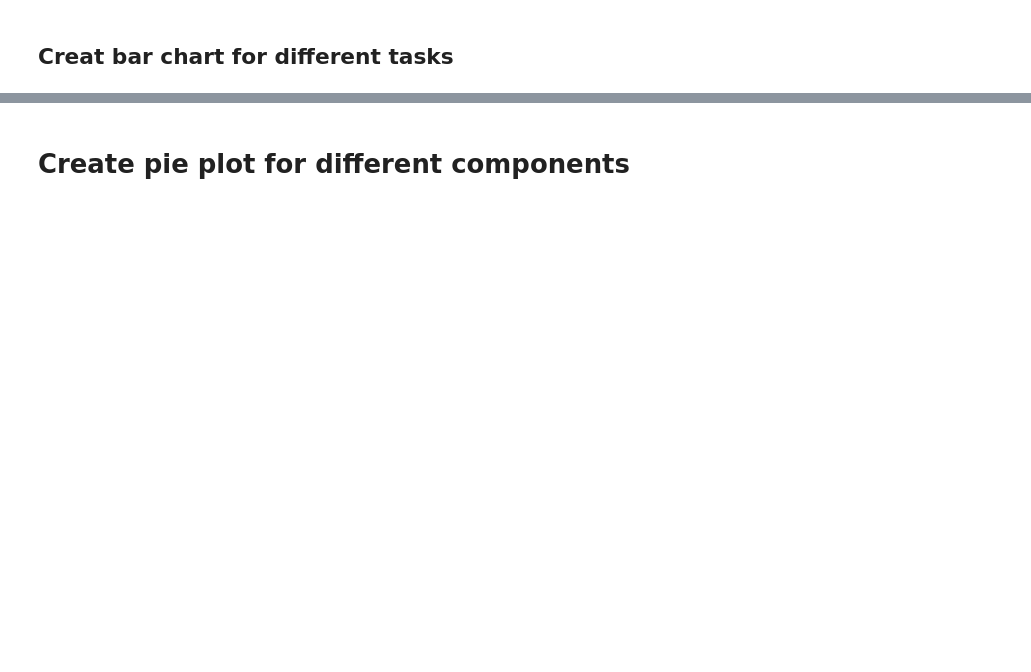
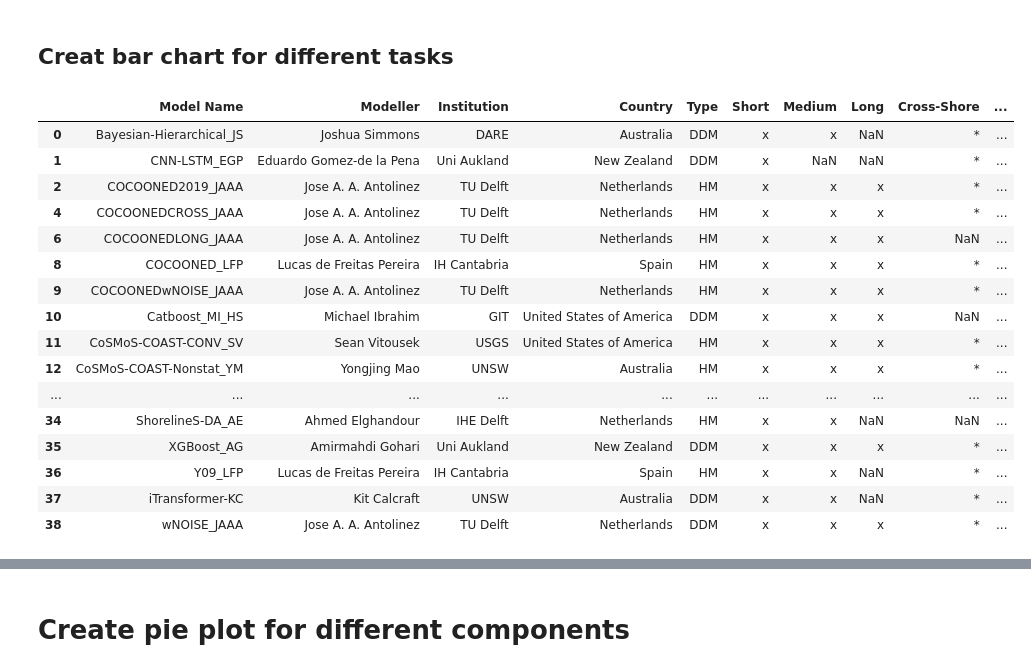
Before and after one commit to ShoreShop/ShoreModel_Benchmark, a Jupyter notebook: 2.submission_summary.ipynb, the cells around one changed output, grey strips where cells are left out. Saved outputs shown, nothing was run; the diff lists cells and outputs as text; code cells hidden in the pictures; blank space fills up the shorter version.

```diff
--- a/2.submission_summary.ipynb
+++ b/2.submission_summary.ipynb
@@ -93,2 +93,22 @@ plt.savefig('figures/submissions_map.jpg', dpi=300, bbox_inches='tight')
 # %% [markdown]
 ## Creat bar chart for different tasks
+# %%
+df_meta
+# %% [output]
+|  | Model Name | Modeller | Institution | Country | Type | Short | Medium | Long | Cross-Shore | ... |
+| 0 | Bayesian-Hierarchical_JS | Joshua Simmons | DARE | Australia | DDM | x | x | NaN | * | ... |
+| 1 | CNN-LSTM_EGP | Eduardo Gomez-de la Pena | Uni Aukland | New Zealand | DDM | x | NaN | NaN | * | ... |
+| 2 | COCOONED2019_JAAA | Jose A. A. Antolinez | TU Delft | Netherlands | HM | x | x | x | * | ... |
+| 4 | COCOONEDCROSS_JAAA | Jose A. A. Antolinez | TU Delft | Netherlands | HM | x | x | x | * | ... |
+| 6 | COCOONEDLONG_JAAA | Jose A. A. Antolinez | TU Delft | Netherlands | HM | x | x | x | NaN | ... |
+| 8 | COCOONED_LFP | Lucas de Freitas Pereira | IH Cantabria | Spain | HM | x | x | x | * | ... |
+| 9 | COCOONEDwNOISE_JAAA | Jose A. A. Antolinez | TU Delft | Netherlands | HM | x | x | x | * | ... |
+| 10 | Catboost_MI_HS | Michael Ibrahim | GIT | United States of America | DDM | x | x | x | NaN | ... |
+| 11 | CoSMoS-COAST-CONV_SV | Sean Vitousek | USGS | United States of America | HM | x | x | x | * | ... |
+| 12 | CoSMoS-COAST-Nonstat_YM | Yongjing Mao | UNSW | Australia | HM | x | x | x | * | ... |
+| ... | ... | ... | ... | ... | ... | ... | ... | ... | ... | ... |
+| 34 | ShorelineS-DA_AE | Ahmed Elghandour | IHE Delft | Netherlands | HM | x | x | NaN | NaN | ... |
+| 35 | XGBoost_AG | Amirmahdi Gohari | Uni Aukland | New Zealand | DDM | x | x | x | * | ... |
+| 36 | Y09_LFP | Lucas de Freitas Pereira | IH Cantabria | Spain | HM | x | x | NaN | * | ... |
+| 37 | iTransformer-KC | Kit Calcraft | UNSW | Australia | DDM | x | x | NaN | * | ... |
+| 38 | wNOISE_JAAA | Jose A. A. Antolinez | TU Delft | Netherlands | DDM | x | x | x | * | ... |
```
Also changed, not shown: parts of 5 cells of this notebook, 55 other files.
